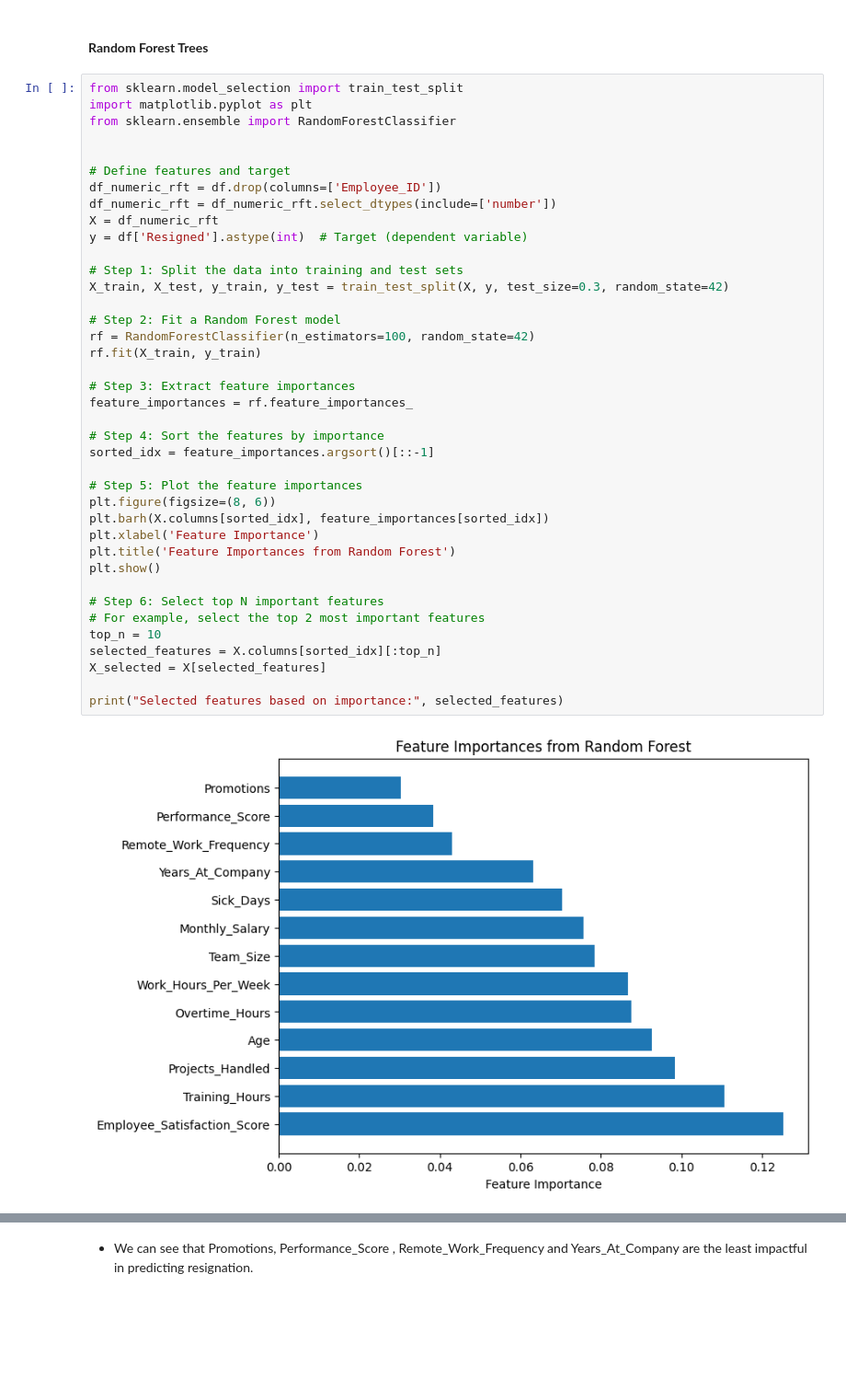
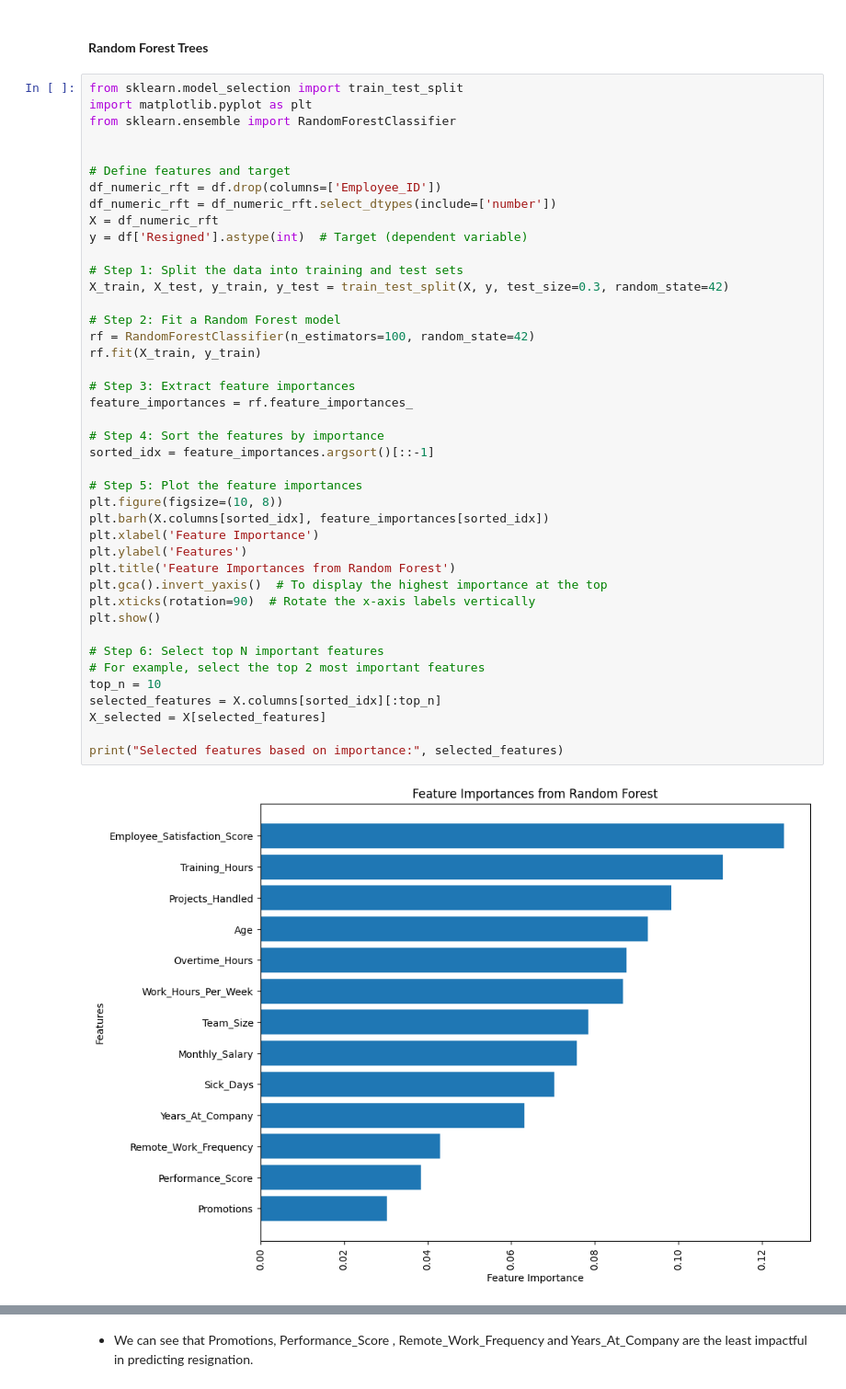
Before and after one commit to sreehariprathap/Data-Analysis--Maths---Algorithms, a Jupyter notebook: Week-10/GroupPresentation-4.ipynb, the cells around one changed output, grey strips where cells are left out. Shown at 92% size. Drawn from its saved outputs; the diff is of its cells as text; blank space fills up the shorter version.

```diff
--- a/Week-10/GroupPresentation-4.ipynb
+++ b/Week-10/GroupPresentation-4.ipynb
@@ -229,35 +328,38 @@ df_numeric_rft = df_numeric_rft.select_dtypes(include=['number'])
 X = df_numeric_rft
 y = df['Resigned'].astype(int)  # Target (dependent variable)
 
 # Step 1: Split the data into training and test sets
 X_train, X_test, y_train, y_test = train_test_split(X, y, test_size=0.3, random_state=42)
 
 # Step 2: Fit a Random Forest model
 rf = RandomForestClassifier(n_estimators=100, random_state=42)
 rf.fit(X_train, y_train)
 
 # Step 3: Extract feature importances
 feature_importances = rf.feature_importances_
 
 # Step 4: Sort the features by importance
 sorted_idx = feature_importances.argsort()[::-1]
 
 # Step 5: Plot the feature importances
-plt.figure(figsize=(8, 6))
+plt.figure(figsize=(10, 8))
 plt.barh(X.columns[sorted_idx], feature_importances[sorted_idx])
 plt.xlabel('Feature Importance')
+plt.ylabel('Features')
 plt.title('Feature Importances from Random Forest')
+plt.gca().invert_yaxis()  # To display the highest importance at the top
+plt.xticks(rotation=90)  # Rotate the x-axis labels vertically
 plt.show()
 
 # Step 6: Select top N important features
 # For example, select the top 2 most important features
 top_n = 10
 selected_features = X.columns[sorted_idx][:top_n]
 X_selected = X[selected_features]
 
 print("Selected features based on importance:", selected_features)
 # %% [output]
-[figure, old version]
+[figure, new version]
 Selected features based on importance: Index(['Employee_Satisfaction_Score', 'Training_Hours', 'Projects_Handled',
        'Age', 'Overtime_Hours', 'Work_Hours_Per_Week', 'Team_Size',
        'Monthly_Salary', 'Sick_Days', 'Years_At_Company'],
```
Also changed, not shown: parts of 12 cells of this notebook.
